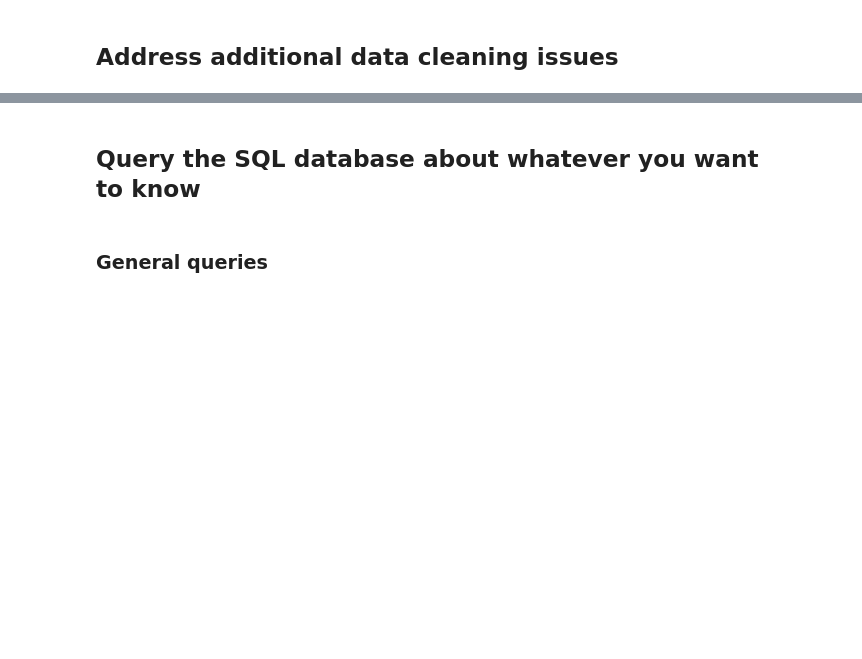
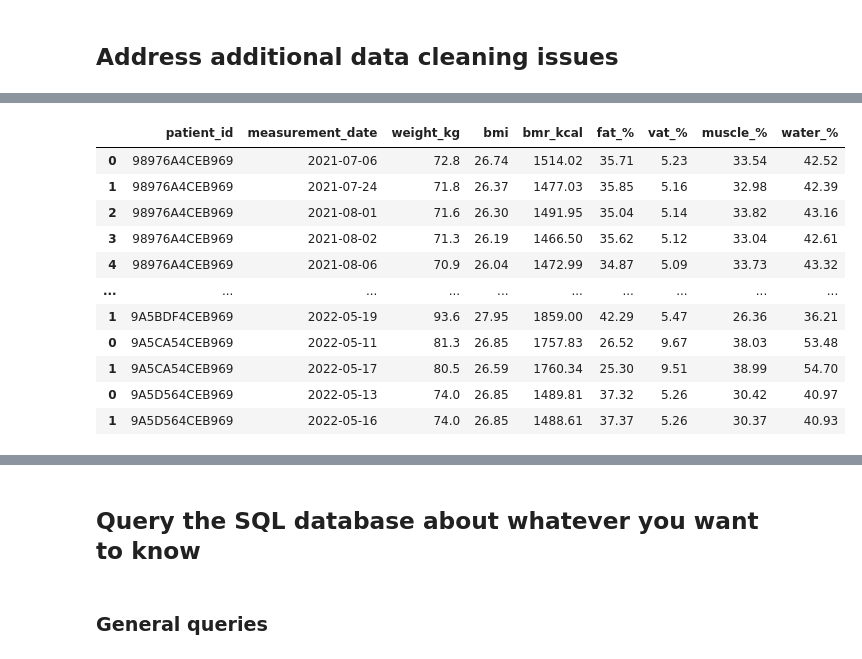
Before and after one commit to Miksa-uam/PROMET_2026, a Jupyter notebook: pnk_data_wrangling.ipynb, the cells around one changed output, grey strips where cells are left out. Drawn from its saved outputs; the diff is of its cells as text; code cells hidden in the pictures; blank space fills up the shorter version.

```diff
--- a/pnk_data_wrangling.ipynb
+++ b/pnk_data_wrangling.ipynb
@@ -791,0 +1008,99 @@ Why did I start this in the first place:
+# %%
+"""
+See the WEIGHT EVOLUTION of patients with genomics data available.
+"""
+
+# Get the unique patient IDs from the alleles data
+allele_patient_ids = alleles_standard_clean['patient_id'].unique()
+
+# Subset the measurements data to include only those patients who are in the alleles data
+measurements_standard_clean_alleles = measurements_standard_clean[
+    measurements_standard_clean['patient_id'].isin(allele_patient_ids)
+]
+measurements_standard_clean_alleles
+
+"""
+See how many of the patients with RELIABLE WEIGHT EVOLUTION data have genomics data available: 1413 patients.
+"""
+
+# Get the unique patient IDs from the alleles data
+allele_patient_ids = alleles_standard_clean['patient_id'].unique()
+
+# Subset the measurements data to include only those patients who are in the alleles data
+measurements_rowclean_alleles = measurements_rowclean_longitudinals[
+    measurements_rowclean_longitudinals['patient_id'].isin(allele_patient_ids)
+]
+measurements_rowclean_alleles
+
+"""
+See the WEIGHT EVOLUTION data of patients with EATING BEHAVIOR data available.
+"""
+
+def get_eating_behavior_available(medical_records):
+    """
+    Returns the subset of medical_records where the following columns are not NA:
+    'emotional_eating', 'satiety', 'hunger', 'emotional_eating_value',
+    'quantity_control', 'impulse_control'
+    """
+    required_cols = [
+        'emotional_eating',
+        'satiety',
+        'hunger',
+        'emotional_eating_value',
+        'quantity_control',
+        'impulse_control'
+    ]
+    return medical_records.dropna(subset=required_cols)
+
+# Example usage:
+# Get the subset of patients with eating behavior data available.
+eating_behavior_available = get_eating_behavior_available(medical_records_standard_clean)
+
+# Now, based on these patients, subset the longitudinal measurements.
+eating_behavior_ids = eating_behavior_available['patient_id'].unique()
+
+measurements_standard_clean_eating_behavior = measurements_standard_clean[
+    measurements_standard_clean['patient_id'].isin(eating_behavior_ids)
+]
+# Display the subset
+measurements_standard_clean_eating_behavior
+
+"""
+See how many of the patients with RELIABLE WEIGHT EVOLUTION data have EATING BEHAVIOR data available: 556 patients.
+"""
+
+measurements_rowclean_eating_behavior = measurements_rowclean_longitudinals[
+    measurements_rowclean_longitudinals['patient_id'].isin(eating_behavior_ids)
+]
+# Display the subset
+measurements_rowclean_eating_behavior
+
+"""
+See how many of the patients with RELIABLE WEIGHT EVOLUTION data have both GENOMICS AND EATING BEHAVIOR data available: 118 patients.
+"""
+
+# Step 1: Get common patient IDs between the alleles and eating behavior measurements
+alleles_ids = set(measurements_rowclean_alleles['patient_id'].unique())
+eating_ids = set(measurements_rowclean_eating_behavior['patient_id'].unique())
+common_ids = alleles_ids.intersection(eating_ids)
+
+# Step 2: Subset the measurements_rowclean_longitudinals data frame for only those patients
+measurements_rowclean_alleles_eating_behavior = measurements_rowclean_longitudinals[
+    measurements_rowclean_longitudinals['patient_id'].isin(common_ids)
+]
+
+# Display the resulting DataFrame
+measurements_rowclean_alleles_eating_behavior
+# %% [output]
+|  | patient_id | measurement_date | weight_kg | bmi | bmr_kcal | fat_% | vat_% | muscle_% | water_% |
+| 0 | 98976A4CEB969 | 2021-07-06 | 72.8 | 26.74 | 1514.02 | 35.71 | 5.23 | 33.54 | 42.52 |
+| 1 | 98976A4CEB969 | 2021-07-24 | 71.8 | 26.37 | 1477.03 | 35.85 | 5.16 | 32.98 | 42.39 |
+| 2 | 98976A4CEB969 | 2021-08-01 | 71.6 | 26.30 | 1491.95 | 35.04 | 5.14 | 33.82 | 43.16 |
+| 3 | 98976A4CEB969 | 2021-08-02 | 71.3 | 26.19 | 1466.50 | 35.62 | 5.12 | 33.04 | 42.61 |
+| 4 | 98976A4CEB969 | 2021-08-06 | 70.9 | 26.04 | 1472.99 | 34.87 | 5.09 | 33.73 | 43.32 |
+| ... | ... | ... | ... | ... | ... | ... | ... | ... | ... |
+| 1 | 9A5BDF4CEB969 | 2022-05-19 | 93.6 | 27.95 | 1859.00 | 42.29 | 5.47 | 26.36 | 36.21 |
+| 0 | 9A5CA54CEB969 | 2022-05-11 | 81.3 | 26.85 | 1757.83 | 26.52 | 9.67 | 38.03 | 53.48 |
+| 1 | 9A5CA54CEB969 | 2022-05-17 | 80.5 | 26.59 | 1760.34 | 25.30 | 9.51 | 38.99 | 54.70 |
+| 0 | 9A5D564CEB969 | 2022-05-13 | 74.0 | 26.85 | 1489.81 | 37.32 | 5.26 | 30.42 | 40.97 |
+| 1 | 9A5D564CEB969 | 2022-05-16 | 74.0 | 26.85 | 1488.61 | 37.37 | 5.26 | 30.37 | 40.93 |
```
Also changed, not shown: parts of 34 cells of this notebook, 3 other files.
